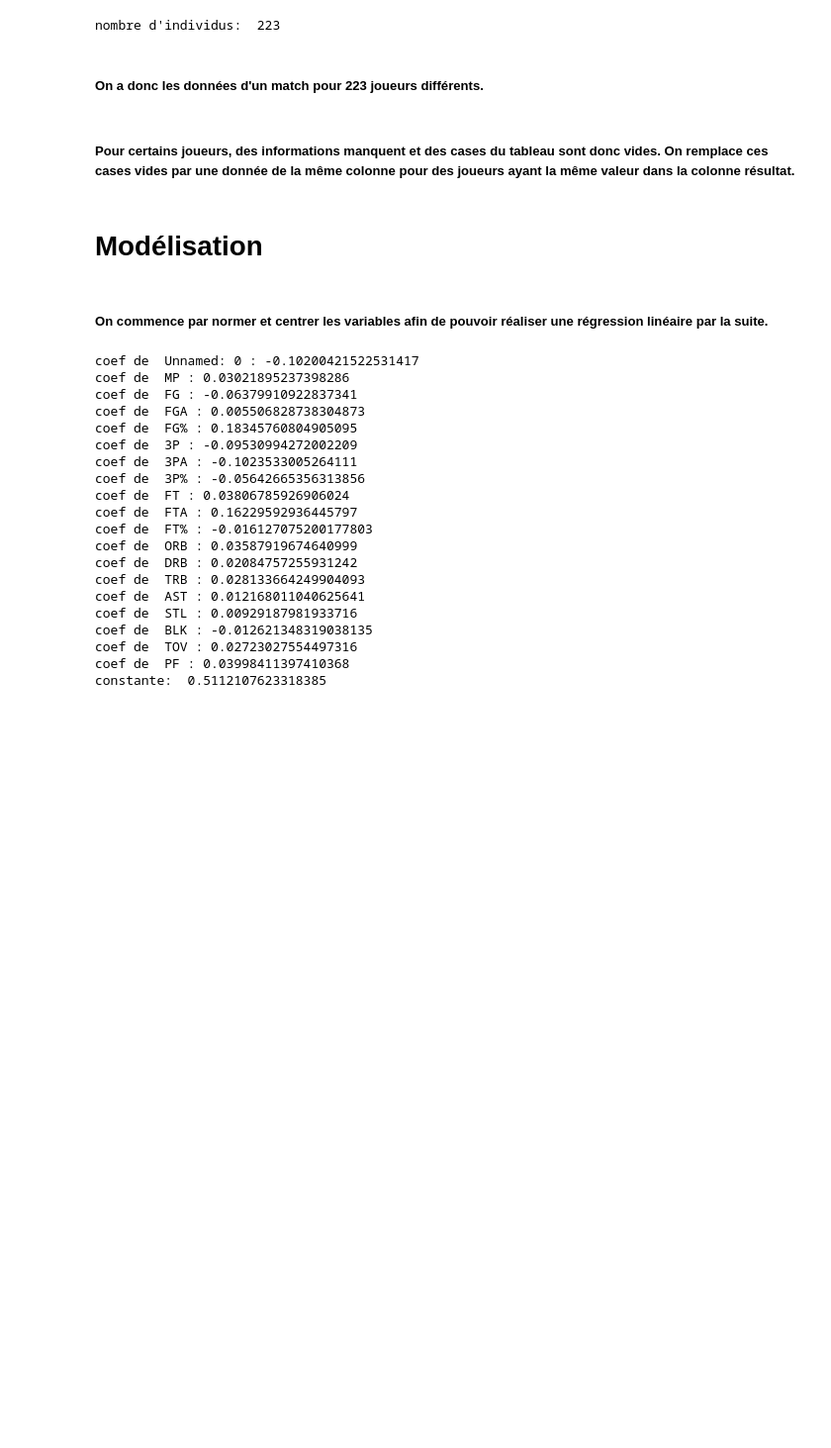
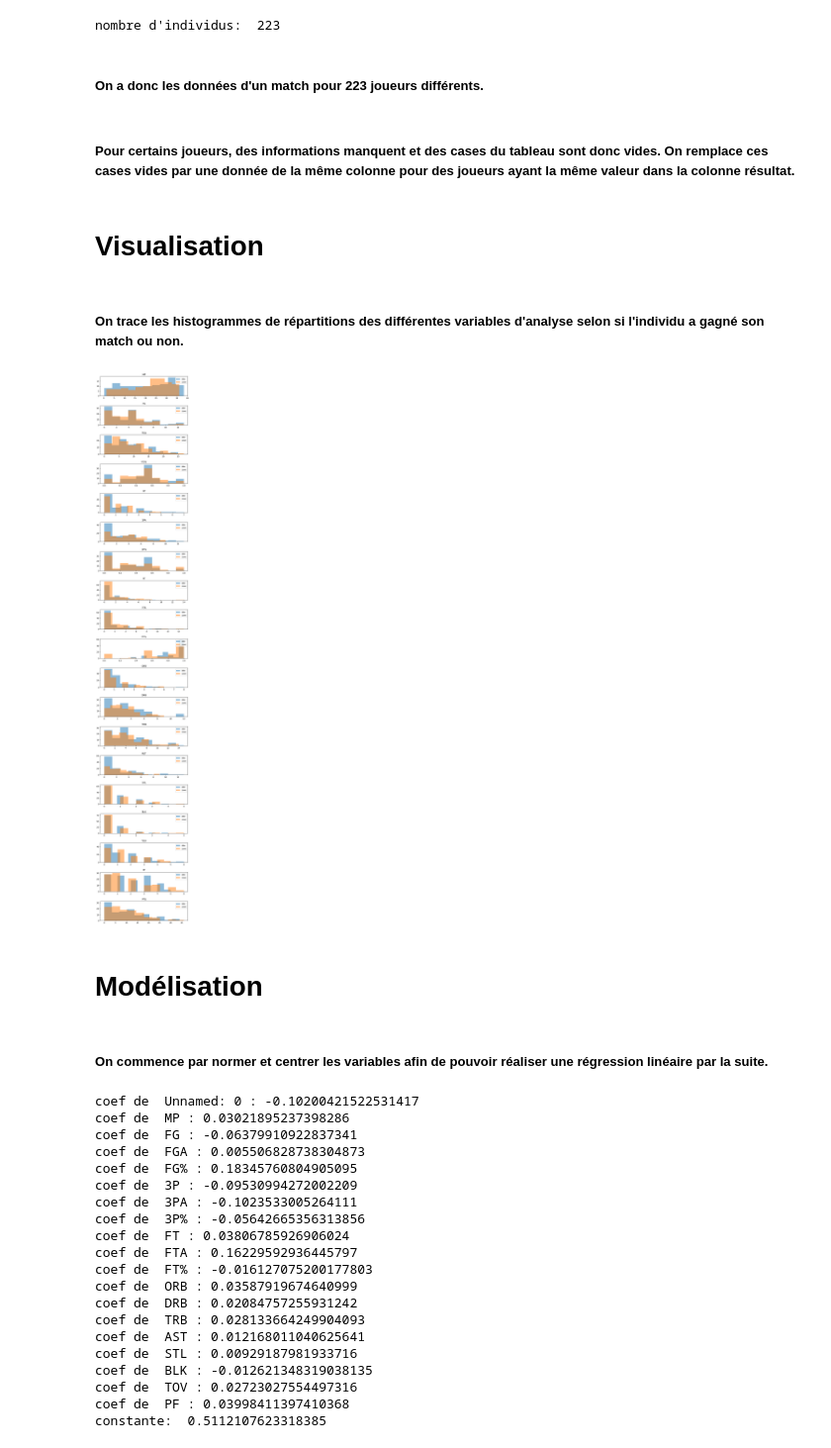
Before and after one commit to RomaneLP/data_science, a Jupyter notebook: projet_basket/code.ipynb, the cells around one changed output. Shown at 99% size. Drawn from its saved outputs; the diff is of its cells as text; code cells hidden in the pictures; blank space fills up the shorter version.

```diff
--- a/projet_basket/code.ipynb
+++ b/projet_basket/code.ipynb
@@ -184,6 +169,26 @@ X_train = data.loc[:, data.columns!='Résultat']
 X_train = X_train.iloc[:,1:]
 Y = data.loc[:,'Résultat']
 VW = np.array([30.2 ,6.9 ,15.9 ,0.435 ,1.4 ,4.9 ,0.278 ,3.3 ,4.2 ,0.774 ,2.3 ,8.4 ,10.7 ,2.8 ,1.4 ,3.0 ,3.3 ,2.5 ,18.5])
+# %% [markdown]
+# Visualisation
+# %% [markdown]
+##### On trace les histogrammes de répartitions des différentes variables d'analyse selon si l'individu a gagné son match ou non.
+# %%
+plt.figure(figsize=(8, 50))
+lignes = len(data.iloc[:,1:-1].columns)
+plt.subplots_adjust(hspace=0.5)
+
+for n,col in enumerate(data.iloc[:,1:-1].columns):
+    ax = plt.subplot(lignes, 1, n+1)
+    Win = data.loc[data['Résultat'] == 1, col]
+    Lose = data.loc[data['Résultat'] == 0, col]
+    ax.hist(Win, alpha = 0.5, label  = 'Win')
+    ax.hist(Lose, alpha = 0.5, label = 'Lose')
+    ax.legend(loc='upper right')
+    ax.set_title(col)
+plt.show()
+# %% [output]
+[figure, added]
 # %% [markdown]
 # Modélisation
 # %% [markdown]
```
Also changed, not shown: parts of 2 cells of this notebook.
